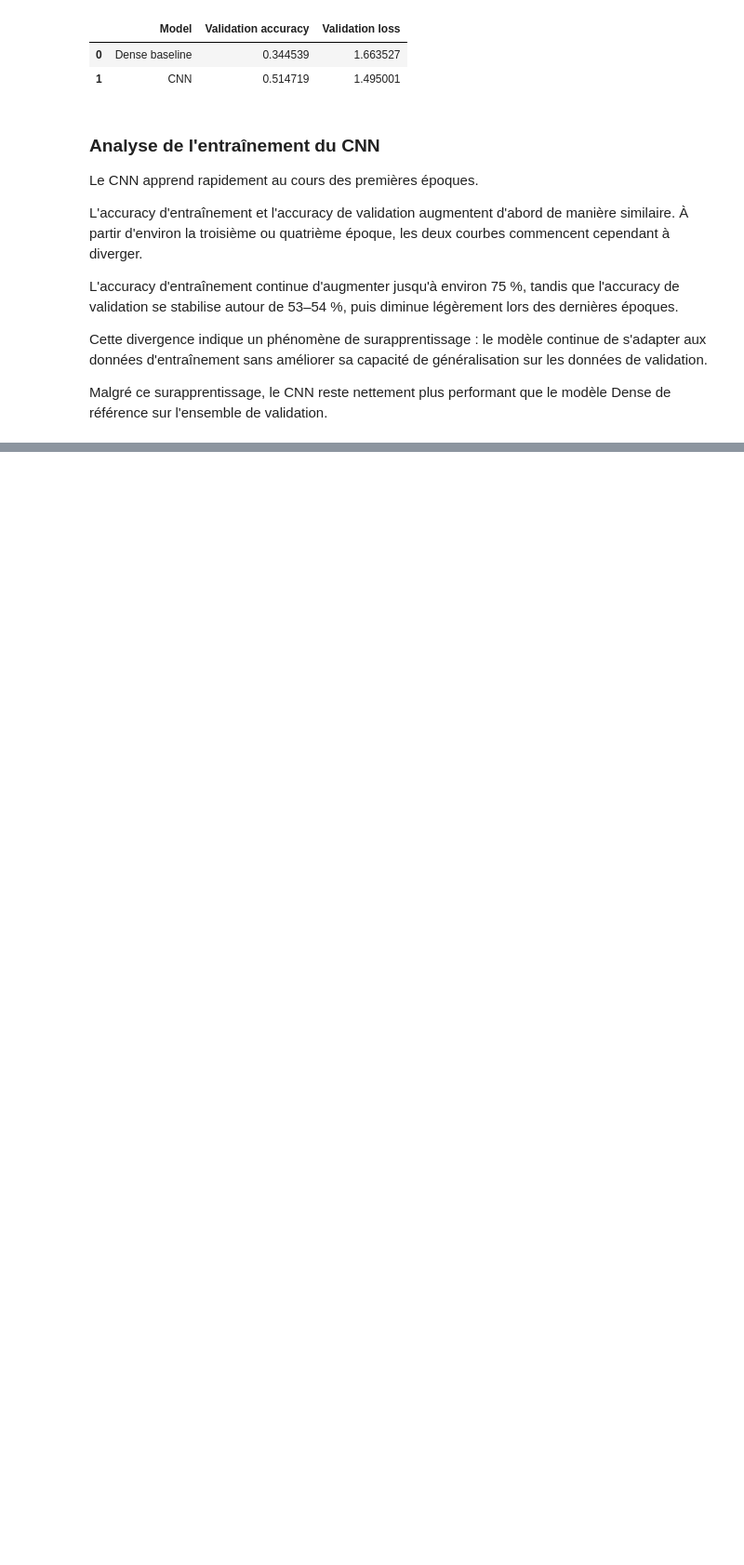
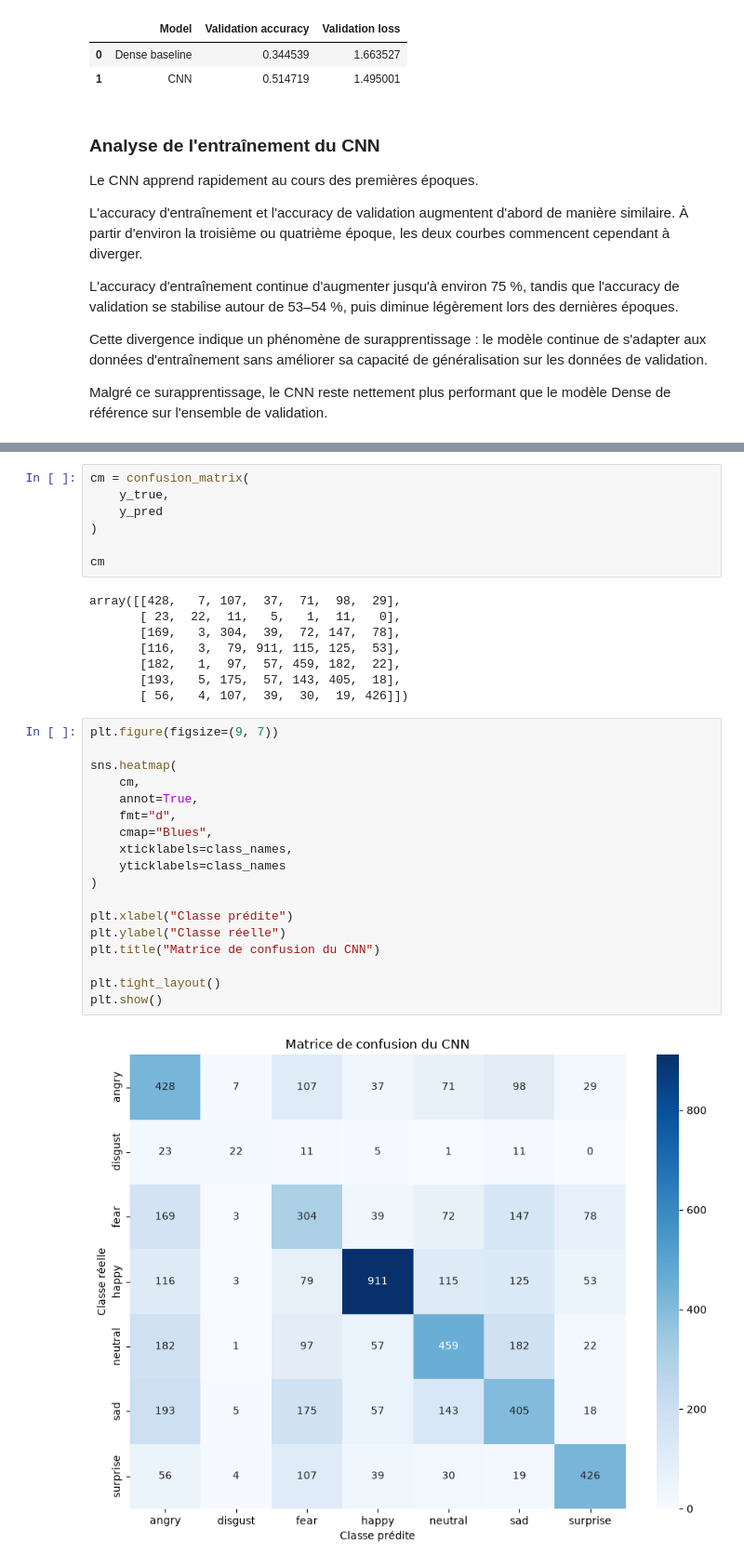
Before and after one commit to MassinissaBouamar/Projet_DL_Reconnaissance_faciale, a Jupyter notebook: notebooks/facial_expression_recognition.ipynb, the cells around one changed output, grey strips where cells are left out. Shown at 93% size. Cells and saved outputs as stored; diff of their text form; blank space fills up the shorter version.

```diff
--- a/notebooks/facial_expression_recognition.ipynb
+++ b/notebooks/facial_expression_recognition.ipynb
@@ -792,0 +839,35 @@ modèle Dense de référence sur l'ensemble de validation.
+# %%
+cm = confusion_matrix(
+    y_true,
+    y_pred
+)
+
+cm
+# %% [output]
+array([[428,   7, 107,  37,  71,  98,  29],
+       [ 23,  22,  11,   5,   1,  11,   0],
+       [169,   3, 304,  39,  72, 147,  78],
+       [116,   3,  79, 911, 115, 125,  53],
+       [182,   1,  97,  57, 459, 182,  22],
+       [193,   5, 175,  57, 143, 405,  18],
+       [ 56,   4, 107,  39,  30,  19, 426]])
+# %%
+plt.figure(figsize=(9, 7))
+
+sns.heatmap(
+    cm,
+    annot=True,
+    fmt="d",
+    cmap="Blues",
+    xticklabels=class_names,
+    yticklabels=class_names
+)
+
+plt.xlabel("Classe prédite")
+plt.ylabel("Classe réelle")
+plt.title("Matrice de confusion du CNN")
+
+plt.tight_layout()
+plt.show()
+# %% [output]
+[figure, added]
```
Also changed, not shown: parts of 12 cells of this notebook.
